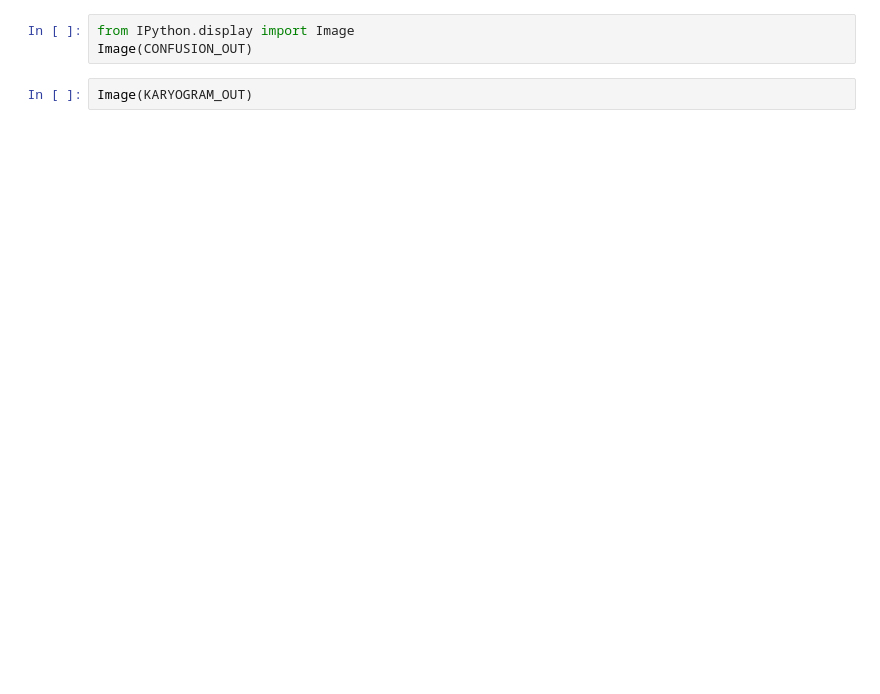
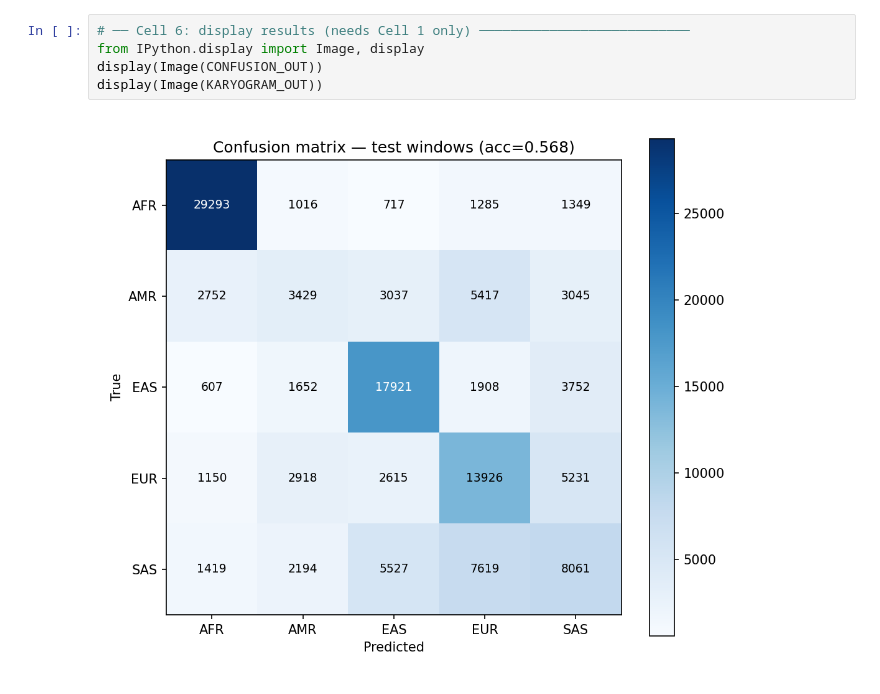
Before and after one commit to aszatrowski/gene_461_final_project, a Jupyter notebook: notebooks/colab_train.ipynb, the cells around one changed output. Cells and saved outputs as stored; diff of their text form; blank space fills up the shorter version.

```diff
--- a/notebooks/colab_train.ipynb
+++ b/notebooks/colab_train.ipynb
@@ -54,5 +82,7 @@ KARYOGRAM_OUT = f'{DRIVE_DIR}/lai_karyogram.png'
-# %%
-from IPython.display import Image
-Image(CONFUSION_OUT)
-# %%
-Image(KARYOGRAM_OUT)
+# %%
+# ── Cell 6: display results (needs Cell 1 only) ───────────────────────────
+from IPython.display import Image, display
+display(Image(CONFUSION_OUT))
+display(Image(KARYOGRAM_OUT))
+# %% [output]
+[figure, added]
```
Also changed, not shown: parts of 7 cells of this notebook, 2 other files.
